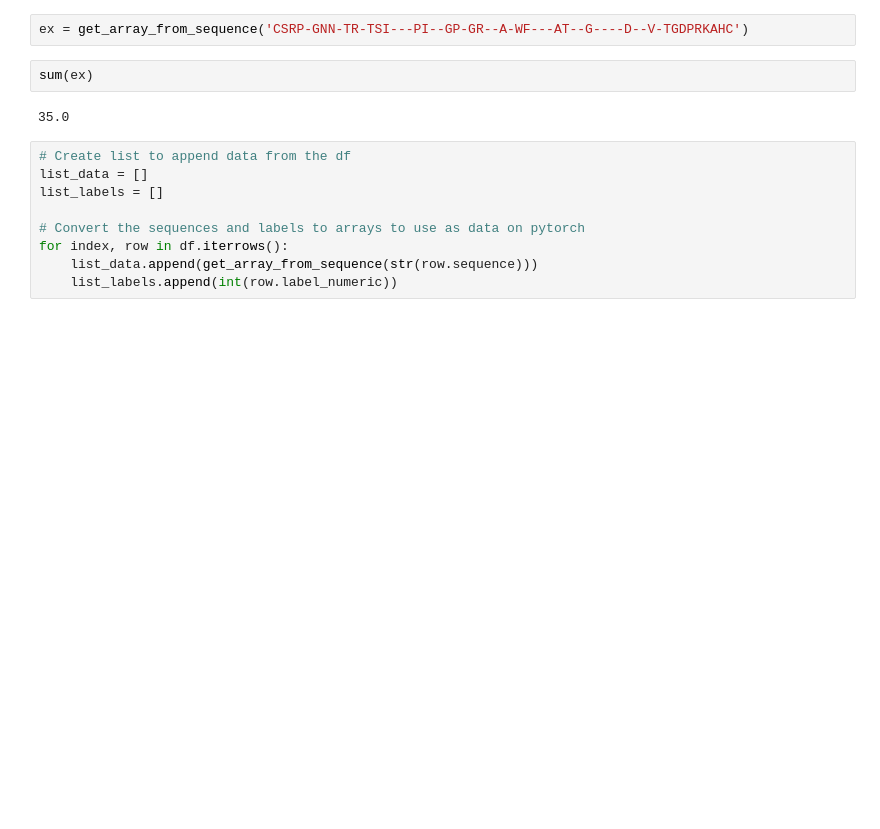
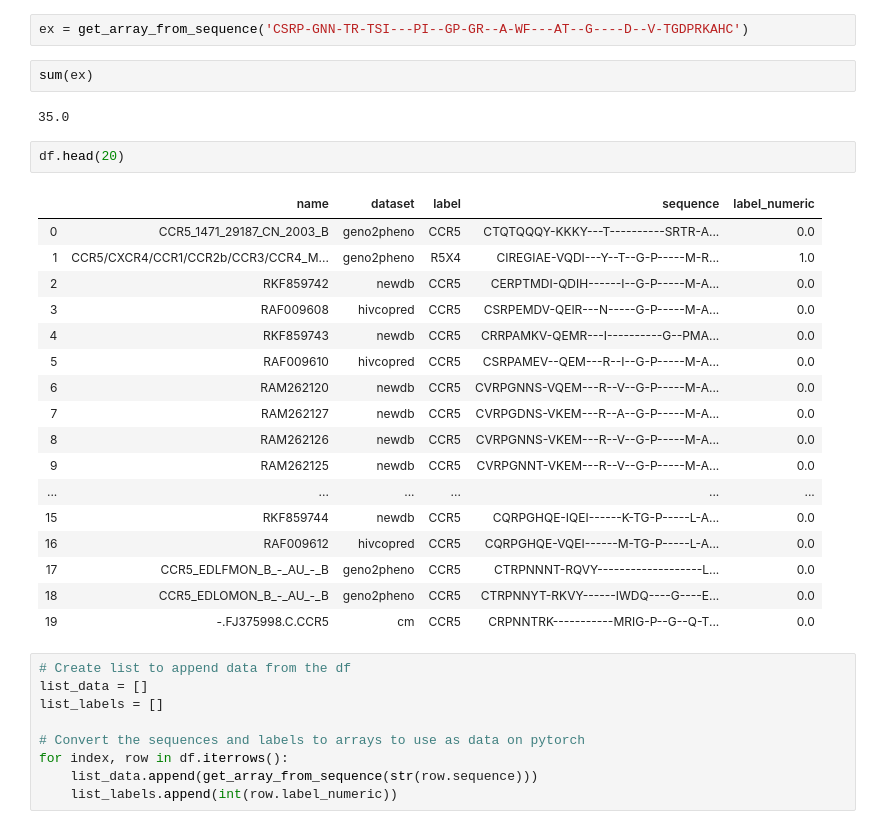
Before and after one commit to GabrielSGoncalves/DeepTropism, a Jupyter notebook: DeepTropism_study.ipynb, the cells around one changed output. Saved outputs shown, nothing was run; the diff lists cells and outputs as text; blank space fills up the shorter version.

```diff
--- a/DeepTropism_study.ipynb
+++ b/DeepTropism_study.ipynb
@@ -423,6 +531,26 @@ ex = get_array_from_sequence('CSRP-GNN-TR-TSI---PI--GP-GR--A-WF---AT--G----D--V-
 sum(ex)
 # %% [output]
 35.0
+# %%
+df.head(20)
+# %% [output]
+|  | name | dataset | label | sequence | label_numeric |
+| 0 | CCR5_1471_29187_CN_2003_B | geno2pheno | CCR5 | CTQTQQQY-KKKY---T----------SRTR-A... | 0.0 |
+| 1 | CCR5/CXCR4/CCR1/CCR2b/CCR3/CCR4_M... | geno2pheno | R5X4 | CIREGIAE-VQDI---Y--T--G-P-----M-R... | 1.0 |
+| 2 | RKF859742 | newdb | CCR5 | CERPTMDI-QDIH------I--G-P-----M-A... | 0.0 |
+| 3 | RAF009608 | hivcopred | CCR5 | CSRPEMDV-QEIR---N-----G-P-----M-A... | 0.0 |
+| 4 | RKF859743 | newdb | CCR5 | CRRPAMKV-QEMR---I----------G--PMA... | 0.0 |
+| 5 | RAF009610 | hivcopred | CCR5 | CSRPAMEV--QEM---R--I--G-P-----M-A... | 0.0 |
+| 6 | RAM262120 | newdb | CCR5 | CVRPGNNS-VQEM---R--V--G-P-----M-A... | 0.0 |
+| 7 | RAM262127 | newdb | CCR5 | CVRPGDNS-VKEM---R--A--G-P-----M-A... | 0.0 |
+| 8 | RAM262126 | newdb | CCR5 | CVRPGNNS-VKEM---R--V--G-P-----M-A... | 0.0 |
+| 9 | RAM262125 | newdb | CCR5 | CVRPGNNT-VKEM---R--V--G-P-----M-A... | 0.0 |
+| ... | ... | ... | ... | ... | ... |
+| 15 | RKF859744 | newdb | CCR5 | CQRPGHQE-IQEI------K-TG-P-----L-A... | 0.0 |
+| 16 | RAF009612 | hivcopred | CCR5 | CQRPGHQE-VQEI------M-TG-P-----L-A... | 0.0 |
+| 17 | CCR5_EDLFMON_B_-_AU_-_B | geno2pheno | CCR5 | CTRPNNNT-RQVY-------------------L... | 0.0 |
+| 18 | CCR5_EDLOMON_B_-_AU_-_B | geno2pheno | CCR5 | CTRPNNYT-RKVY------IWDQ----G----E... | 0.0 |
+| 19 | -.FJ375998.C.CCR5 | cm | CCR5 | CRPNNTRK-----------MRIG-P--G--Q-T... | 0.0 |
 # %%
 # Create list to append data from the df
 list_data = []
```
Also changed, not shown: parts of 63 cells of this notebook, 10 other files.
